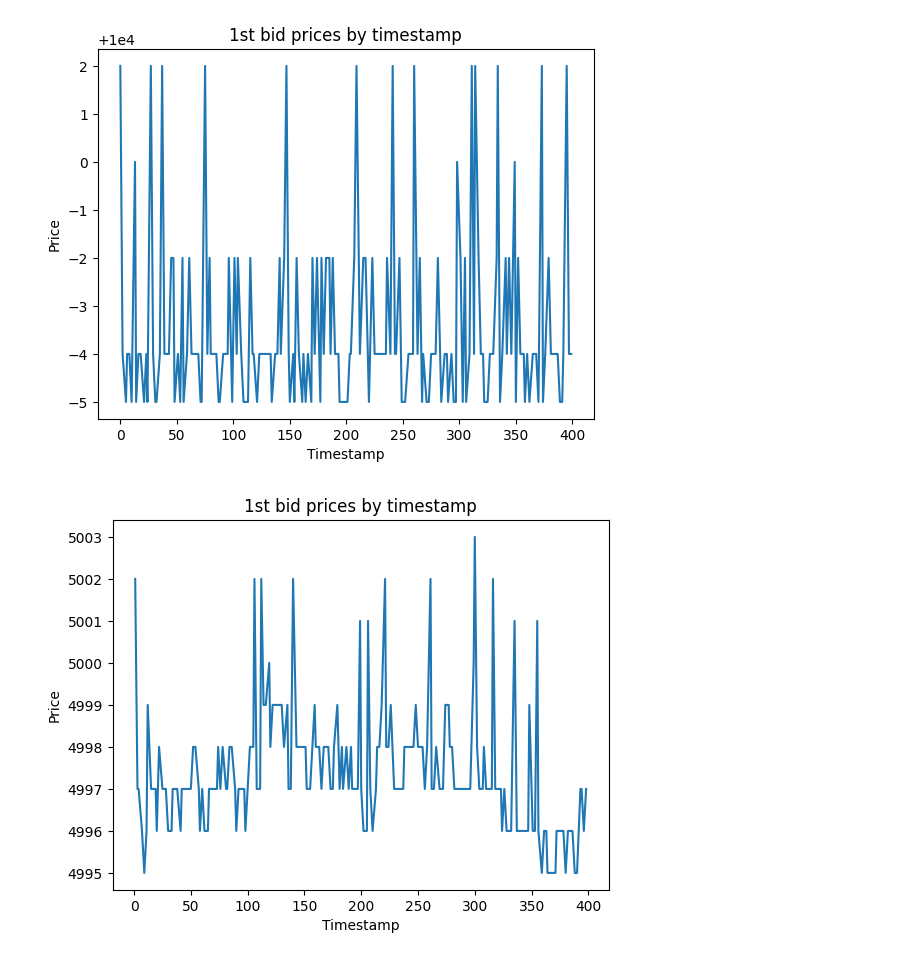
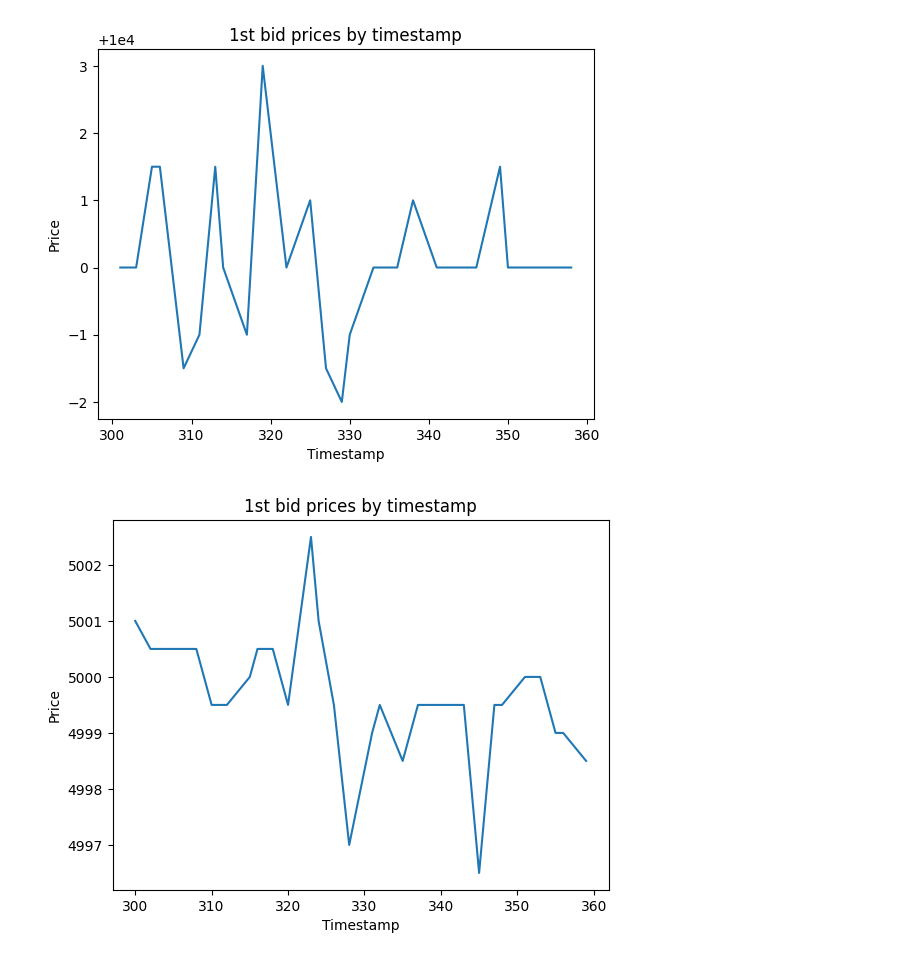
Before and after one commit to levladiator/Prosperity, a Jupyter notebook: src/csvAnalyzer.ipynb, the cells around one changed output. Cells and saved outputs as stored; diff of their text form; code cells hidden in the pictures.

```diff
--- a/src/csvAnalyzer.ipynb
+++ b/src/csvAnalyzer.ipynb
@@ -3,7 +3,7 @@ import pandas as pd
 import numpy as np
 import matplotlib.pyplot as plt
 # %%
-csv_file_path = "./data/tutorial.csv"
+csv_file_path = "./data/round_1/prices_round_1_day_-2.csv"
 df = pd.read_csv(csv_file_path, sep=';')
 
 products = np.unique(df['product'])
@@ -12,34 +12,34 @@ data = {}
 
 for prod in products:
     data[prod] = df[df['product'] == prod]
 
 for prod in products:
-    stat = 'bid_price_1'
+    stat = 'mid_price'
 
     plt.title("1st bid prices by timestamp")
     plt.xlabel('Timestamp')
     plt.ylabel('Price')
-    plt.plot(data[prod][stat][:200])
+    plt.plot(data[prod][stat][150:180])
     plt.show()
 
     # prices = np.unique(data[prod][stat], return_counts=True)
     #
     # plt.title("Counts of 1st bid prices")
     # plt.xlabel('Price')
     # plt.ylabel('Count')
     # plt.plot(prices[0], prices[1])
     # plt.show()
     #
     # ############
     #
     # prices_and_volumes = data[prod][['bid_price_1', 'bid_volume_1']]
     # price_volumes = prices_and_volumes.groupby('bid_price_1').agg({'bid_volume_1': 'sum'})
     #
     # plt.title("Volumes of 1st bid prices")
     # plt.xlabel('Price')
     # plt.ylabel('Volume')
     # plt.plot(price_volumes)
     # plt.show()
 # %% [output]
-[figure, old version]
+[figure, new version]
-[figure, old version]
+[figure, new version]
```
Also changed, not shown: 7 other files.
